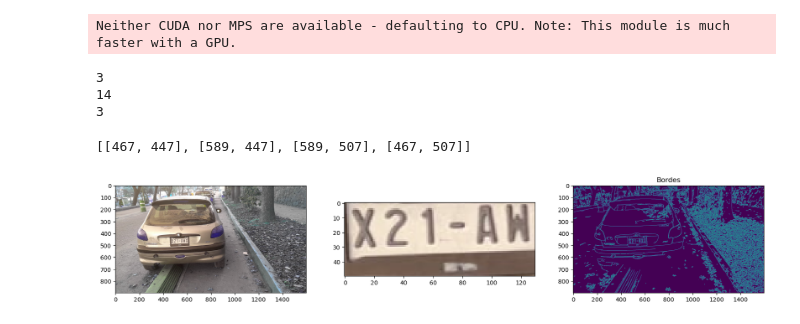
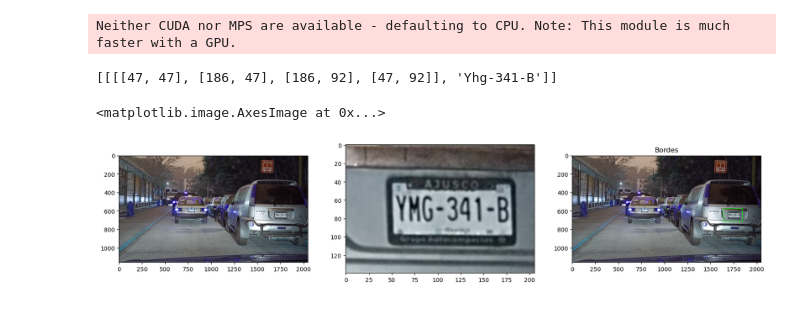
Before and after one commit to ErnestoCDL/deteccionPlaca, a Jupyter notebook: detectionTextoPlacas.ipynb, the cells around one changed output. Cells and saved outputs as stored; diff of their text form; code cells hidden in the pictures.

```diff
--- a/detectionTextoPlacas.ipynb
+++ b/detectionTextoPlacas.ipynb
@@ -5,41 +5,54 @@ import numpy as np
 import imutils
 import easyocr
 # %%
-image = cv2.imread('C:\\Users\\ernes\\Documents\\Actividades\\Practicas\\Imagenes carros\\carro23.jpeg')
+image = cv2.imread('C:\\Users\\ernes\\Documents\\Actividades\\Practicas\\Imagenes carros\\carro15.jpeg')
 
 plt.figure(figsize=(20, 20))
 
 gray = cv2.cvtColor(image, cv2.COLOR_BGR2GRAY)
 bfilter = cv2.bilateralFilter(gray, 11, 17, 17) #Noise reduction
 edged = cv2.Canny(bfilter, 30, 200) #Edge detection
 
-#cv2.drawContours(edged, contours, -1, (0,255,0), 3)
-plt.subplot(1, 3, 3)
-plt.title("Bordes")
-plt.imshow(edged)
 reader = easyocr.Reader(['en'])
 result = reader.readtext(edged, paragraph=True)
-
-for i in range (0,len(result)):
-    print(len(result[i][1]))
+for i in range (len(result)):
     if len(result[i][1])>= len(result[i-1][1]):
         coordenadas = result[i][0]
+#punto1
+coordenadas[0][0]-=50
+coordenadas[0][1]-=50
+#punto2
+coordenadas[1][0]+=50
+coordenadas[1][1]-=50
+#punto3
+coordenadas[2][0]+=50
+coordenadas[2][1]+=50
+#punto4
+coordenadas[3][0]-=50
+coordenadas[3][1]+=50
 
 pts1 = np.float32([coordenadas[0],coordenadas[1],coordenadas[3], coordenadas[2]])
-#locationAR = np.float32(result[0][0])
-pts2 = np.float32([[0,0],[130,0],[0,50],[130,50]])
+
+#pts1 = np.float32([[900-100, 1282-100], [1079+100, 1282-100],[900-100, 1496+100],[1079+100, 1496+100]])
+pts2 = np.float32([[0,0],[coordenadas[1][0]-coordenadas[0][0],0],[0,coordenadas[3][1]-coordenadas[0][1]],
+                   [coordenadas[1][0]-coordenadas[0][0],coordenadas[3][1]-coordenadas[0][1]]])
 
 plt.subplot(1, 3, 1)
 plt.imshow(image)
 M = cv2.getPerspectiveTransform(pts1,pts2)
-dst = cv2.warpPerspective(image,M,(130,50))
+dst = cv2.warpPerspective(image,M,(coordenadas[1][0]-coordenadas[0][0],coordenadas[3][1]-coordenadas[0][1]))
 plt.subplot(1, 3, 2)
 plt.imshow(dst)
-coordenadas
+
+placa = reader.readtext(dst, paragraph=True)
+print(placa)
+#coordenadas
+res = cv2.rectangle(image, tuple(coordenadas[0]), tuple(coordenadas[2]), (0,255, 0), 3)
+plt.subplot(1, 3, 3)
+plt.title("Bordes")
+plt.imshow(res)
 # %% [output]
 Neither CUDA nor MPS are available - defaulting to CPU. Note: This module is much faster with a GPU.
-3
-14
-3
+[[[[47, 47], [186, 47], [186, 92], [47, 92]], 'Yhg-341-B']]
-[[467, 447], [589, 447], [589, 507], [467, 507]]
+<matplotlib.image.AxesImage at 0x...>
-[figure, old version]
+[figure, new version]
```
